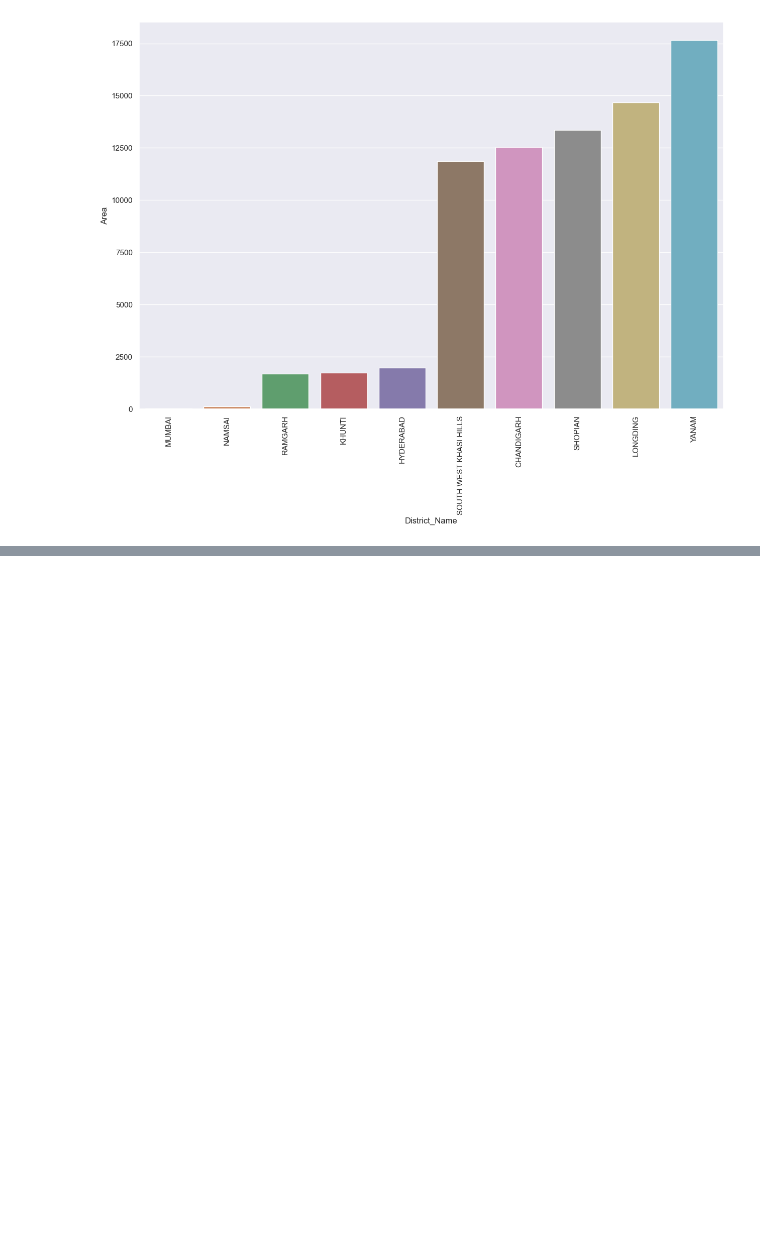
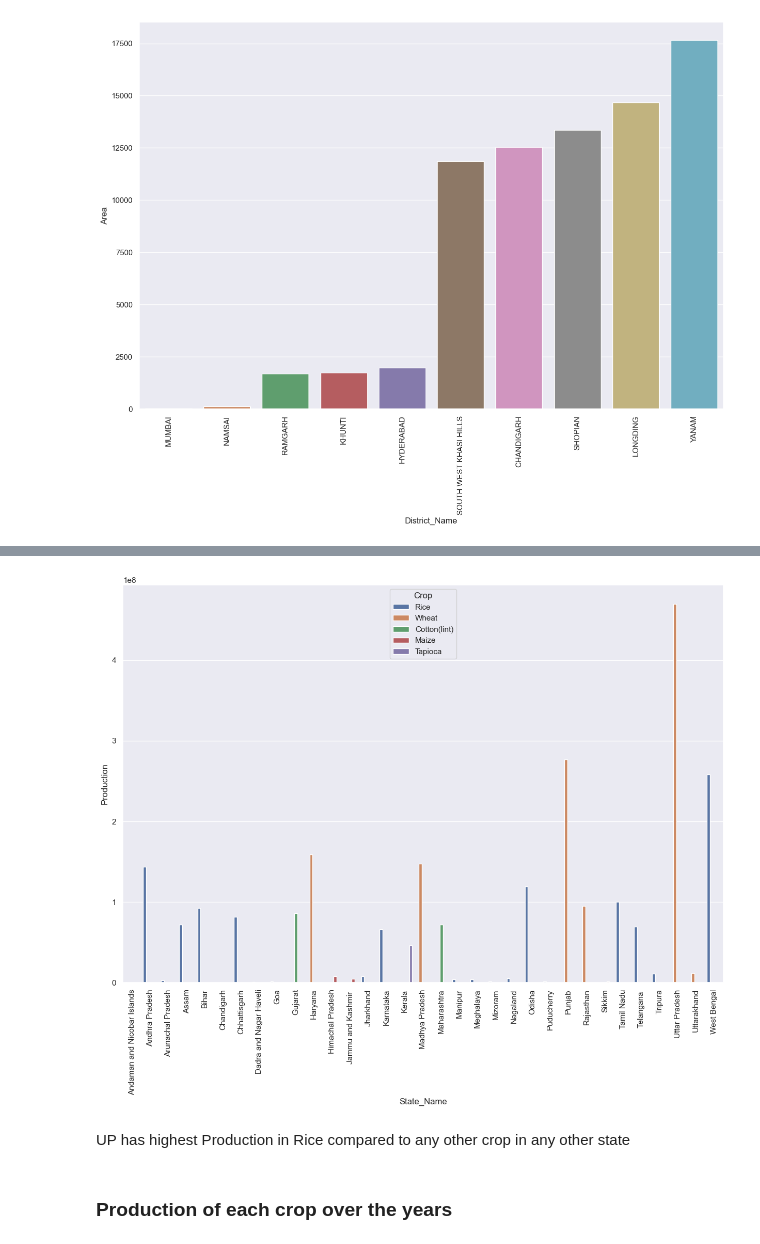
Before and after one commit to sachincmanjrekar/CM, a Jupyter notebook: Indian_Crops.ipynb, the cells around one changed output, grey strips where cells are left out. Drawn from its saved outputs; the diff is of its cells as text; code cells hidden in the pictures; blank space fills up the shorter version.

```diff
--- a/Indian_Crops.ipynb
+++ b/Indian_Crops.ipynb
@@ -166,0 +201,10 @@ ax.tick_params(axis='x',rotation=90)
+# %%
+ff=df.copy()
+ff.head()
+ff=ff.loc[~ff.Crop.isin(["Coconut ","Sugarcane"])]
+# %%
+gg=ff.groupby(["State_Name","Crop"])["Production"].sum().to_frame().reset_index()
+gg.sort_values(by=["Crop","Production"], ascending=False)
+hh=gg.groupby("State_Name")["Crop","Production"].apply(lambda x:x.nlargest(1,columns=["Production"])).reset_index()
+print("Top Crops in each state by thier Production\n")
+hh
@@ -166,0 +230,9 @@ ax.tick_params(axis='x',rotation=90)
+# %%
+ax = sns.barplot(data=hh,x='State_Name',y='Production',hue='Crop')
+ax.tick_params(axis='x',rotation=90)
+# %% [output]
+[figure, added]
+# %% [markdown]
+UP has highest Production in Rice compared to any other crop in any other state
+# %% [markdown]
+### Production of each crop over the years
```
Also changed, not shown: parts of 22 cells of this notebook.
